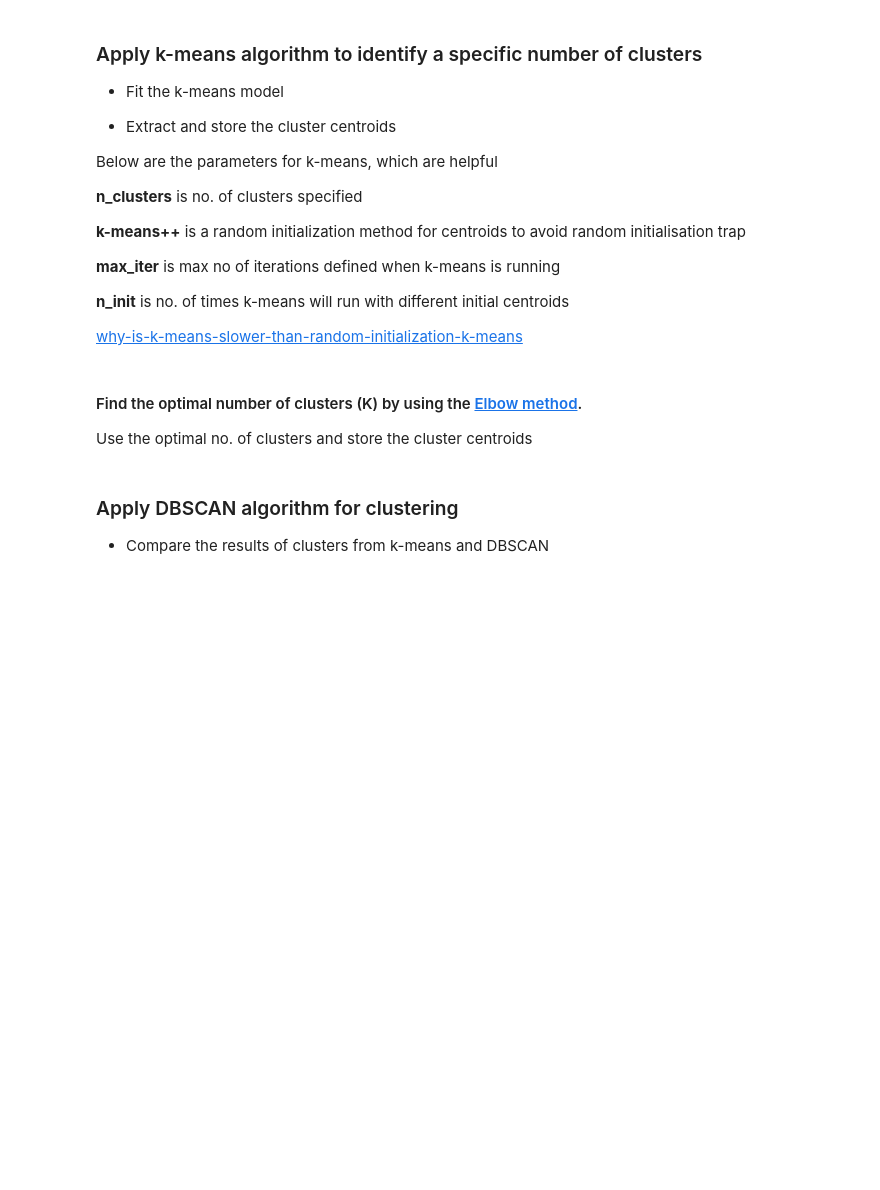
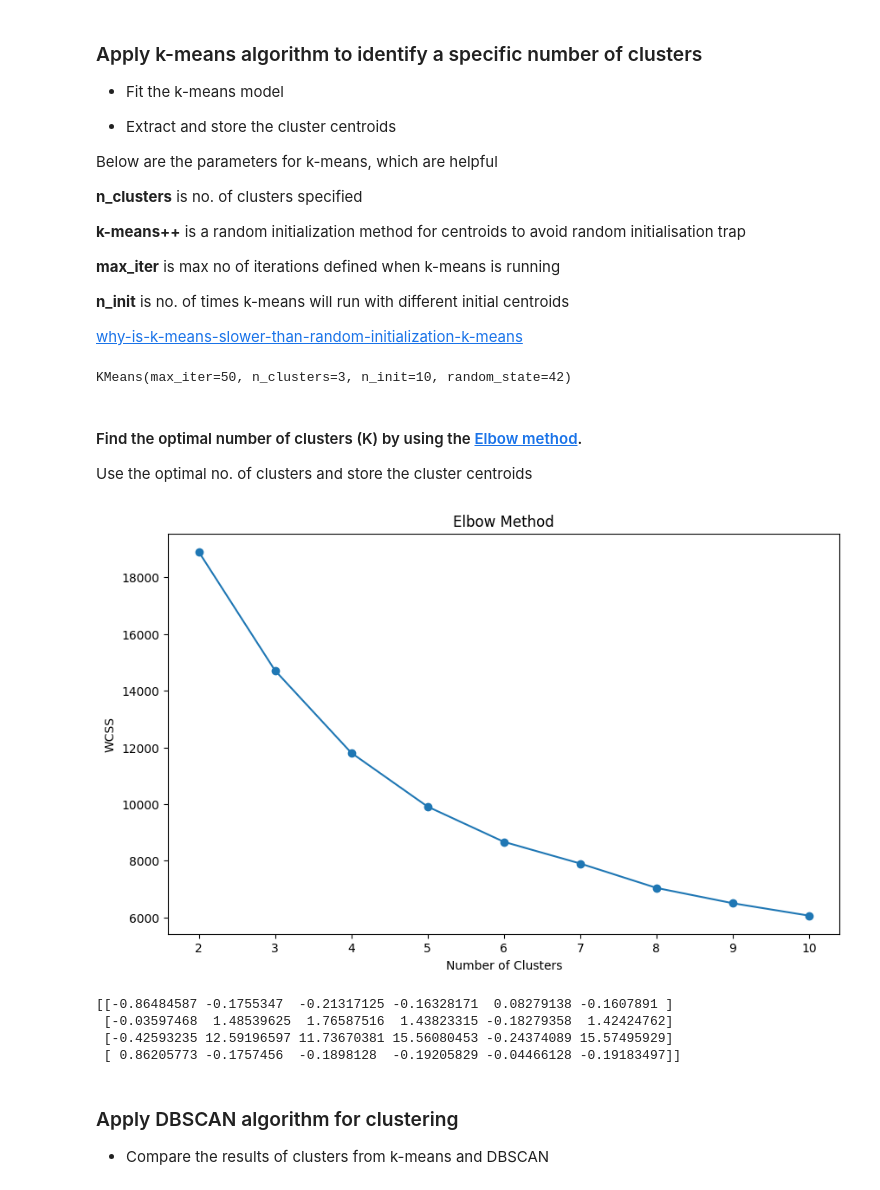
Before and after one commit to madhavamk/computational-data-science, a Jupyter notebook: MiniProjects/M3_NB_MiniProject_5_Customer_Segmentation_Kmeans.ipynb, the cells around one changed output. Saved outputs shown, nothing was run; the diff lists cells and outputs as text; code cells hidden in the pictures; blank space fills up the shorter version.

```diff
--- a/MiniProjects/M3_NB_MiniProject_5_Customer_Segmentation_Kmeans.ipynb
+++ b/MiniProjects/M3_NB_MiniProject_5_Customer_Segmentation_Kmeans.ipynb
@@ -317,0 +343,3 @@ Apply `StandardScaler` on the features.
+# %%
+df_scaled = scale_data(df_mod)
+df_scaled.columns = ['CustomerID','InvoiceNo','StockCode','Quantity', 'UnitPrice', 'TotalAmount']
@@ -341,3 +376,15 @@ Below are the parameters for k-means, which are helpful
+# %%
+# YOUR CODE HERE to apply KMeans
+def apply_kmeans(df, n_clusters=3, max_iter=50, n_init=10, random_state=42):
+    kmeans = KMeans(n_clusters=n_clusters, max_iter=max_iter, n_init=n_init, random_state=random_state) # Pass parameters as keyword arguments
+    kmeans.fit(df)
+    return kmeans
+# %%
+kmeans = apply_kmeans(df_scaled)
+# %%
+kmeans
+# %% [output]
+KMeans(max_iter=50, n_clusters=3, n_init=10, random_state=42)
 # %% [markdown]
 #### Find the optimal number of clusters (K) by using the [Elbow method](https://pythonprogramminglanguage.com/kmeans-elbow-method/).
 
@@ -347,3 +392,32 @@ Use the optimal no. of clusters and store the cluster centroids
+# %%
+# YOUR CODE HERE
+def find_optimal_clusters(df, max_clusters=10):
+    wcss = []
+    for cluster in range(2, max_clusters + 1):
+        kmeans = KMeans(n_clusters=cluster, max_iter=50, random_state=42)
+        kmeans.fit(df)
+        wcss.append(kmeans.inertia_)
+        # Plot the elbow curve
+    plt.figure(figsize=(10, 6))
+    plt.plot(range(2, max_clusters + 1), wcss, marker='o')
+    plt.xlabel('Number of Clusters')
+    plt.ylabel('WCSS')
+    plt.title('Elbow Method')
+    plt.show()
+# %%
+find_optimal_clusters(df_scaled)
+# %% [output]
+[figure, added]
+# %%
+# By above graph, elbow is at 4, so selecting 4 as num_clusters
+kmeans = apply_kmeans(df_scaled, n_clusters=4)
+k_centroids = kmeans.cluster_centers_
+print(k_centroids)
+# %% [output]
+[[-0.86484587 -0.1755347  -0.21317125 -0.16328171  0.08279138 -0.1607891 ]
+ [-0.03597468  1.48539625  1.76587516  1.43823315 -0.18279358  1.42424762]
+ [-0.42593235 12.59196597 11.73670381 15.56080453 -0.24374089 15.57495929]
+ [ 0.86205773 -0.1757456  -0.1898128  -0.19205829 -0.04466128 -0.19183497]]
 # %% [markdown]
 ### Apply DBSCAN algorithm for clustering
 
```
Also changed, not shown: parts of 31 cells of this notebook.
